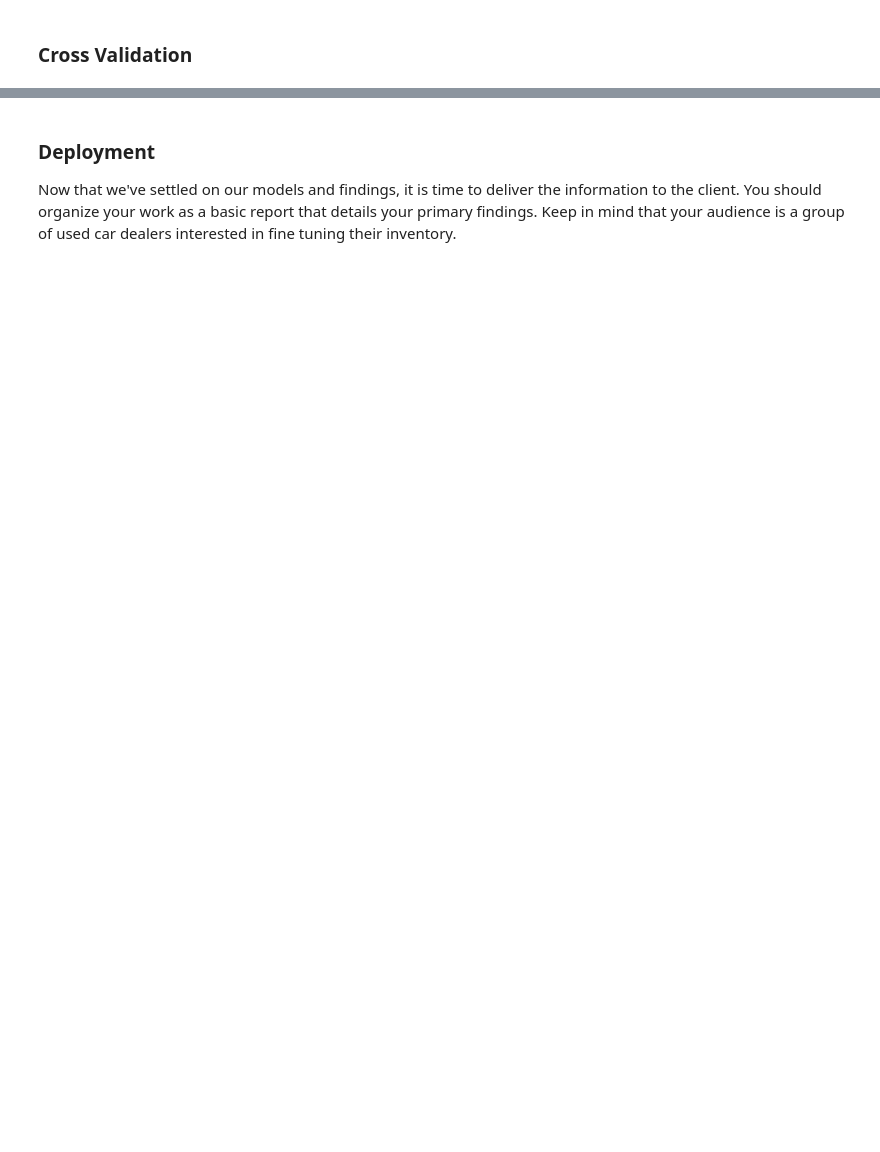
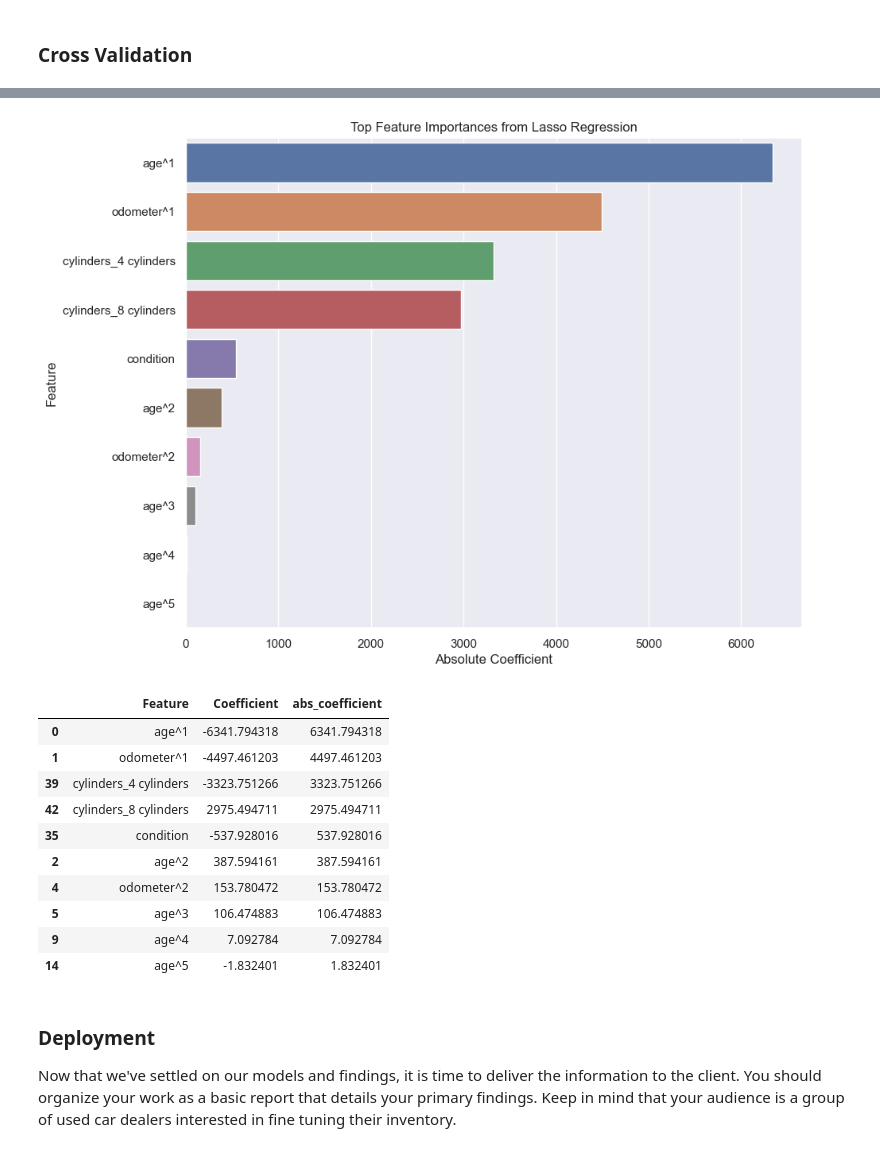
Before and after one commit to ngratzi/car_analysis, a Jupyter notebook: prompt_II.ipynb, the cells around one changed output, grey strips where cells are left out. Drawn from its saved outputs; the diff is of its cells as text; code cells hidden in the pictures; blank space fills up the shorter version.

```diff
--- a/prompt_II.ipynb
+++ b/prompt_II.ipynb
@@ -551,7 +530,7 @@ Text(0, 0.5, 'Predicted Price')
 ### Ridge Regression with Polynomial Degree 7
 # %%
 # Define the columns
-numeric_features = ['year', 'odometer']
+numeric_features = ['age', 'odometer']
 ordinal_features = ['condition']
 nominal_features = ['cylinders', 'fuel', 'transmission']
 
@@ -600,7 +579,7 @@ Text(0, 0.5, 'Predicted Price')
 ### Lasso Regression with Polynomial Degree 7
 # %%
 # Define the columns
-numeric_features = ['year', 'odometer']
+numeric_features = ['age', 'odometer']
 ordinal_features = ['condition']
 nominal_features = ['cylinders', 'fuel', 'transmission']
 
@@ -751,3 +691,52 @@ ValueError: All arrays must be of the same length
+# %%
+# Assuming your fitted pipeline object is lasso_poly_pipe or retrieved from GridSearchCV
+best_model = lasso_best_model.named_steps['regressor']
+
+poly_transformer = lasso_best_model.named_steps['preprocessor'].named_transformers_['numerical'].named_steps['poly']
+original_numeric_features = numeric_features  # As defined in your pipeline
+powers = poly_transformer.powers_
+
+poly_feature_names = [' * '.join([f'{original_numeric_features[j]}^{i}' if i != 0 else ''
+                                  for j, i in enumerate(power) if i != 0])
+                      for power in powers]
+ordinal_feature_names = ordinal_features  # As defined in your pipeline
+onehot_transformer = lasso_best_model.named_steps['preprocessor'].named_transformers_['nominal']
+# Manually create feature names for one-hot encoded features
+categories = onehot_transformer.categories_
+categorical_features = [f'{nominal_features[i]}_{cat}' for i, cats in enumerate(categories) for cat in cats]
+
+
+all_feature_names = poly_feature_names + ordinal_feature_names + list(categorical_features)
+coefficients = best_model.coef_
+
+feature_importance = pd.DataFrame({
+    'Feature': all_feature_names,
+    'Coefficient': coefficients
+})
+feature_importance['abs_coefficient'] = feature_importance['Coefficient'].abs()
+feature_importance = feature_importance.sort_values(by='abs_coefficient', ascending=False)
+
+plt.figure(figsize=(10, 8))
+sns.barplot(data=feature_importance.head(10), x='abs_coefficient', y='Feature', orient='h')
+plt.title('Top Feature Importances from Lasso Regression')
+plt.xlabel('Absolute Coefficient')
+plt.ylabel('Feature')
+plt.show()
+
+feature_importance.head(10)
+# %% [output]
+[figure, added]
+|  | Feature | Coefficient | abs_coefficient |
+| 0 | age^1 | -6341.794318 | 6341.794318 |
+| 1 | odometer^1 | -4497.461203 | 4497.461203 |
+| 39 | cylinders_4 cylinders | -3323.751266 | 3323.751266 |
+| 42 | cylinders_8 cylinders | 2975.494711 | 2975.494711 |
+| 35 | condition | -537.928016 | 537.928016 |
+| 2 | age^2 | 387.594161 | 387.594161 |
+| 4 | odometer^2 | 153.780472 | 153.780472 |
+| 5 | age^3 | 106.474883 | 106.474883 |
+| 9 | age^4 | 7.092784 | 7.092784 |
+| 14 | age^5 | -1.832401 | 1.832401 |
 # %% [markdown]
 ### Deployment
 
```
Also changed, not shown: parts of 15 cells of this notebook.
